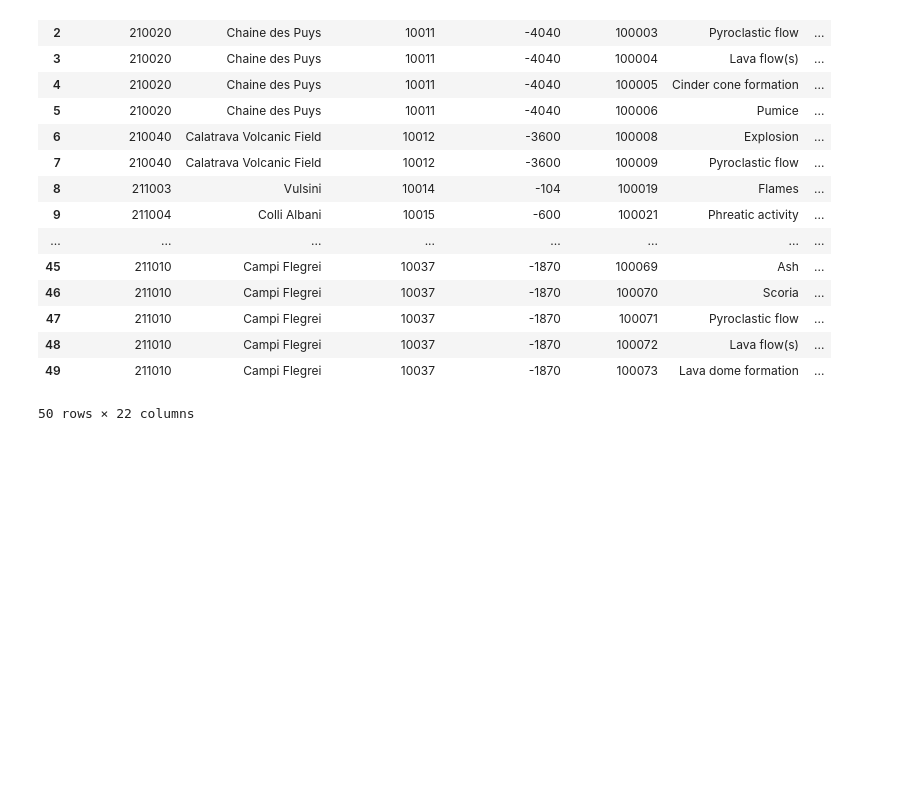
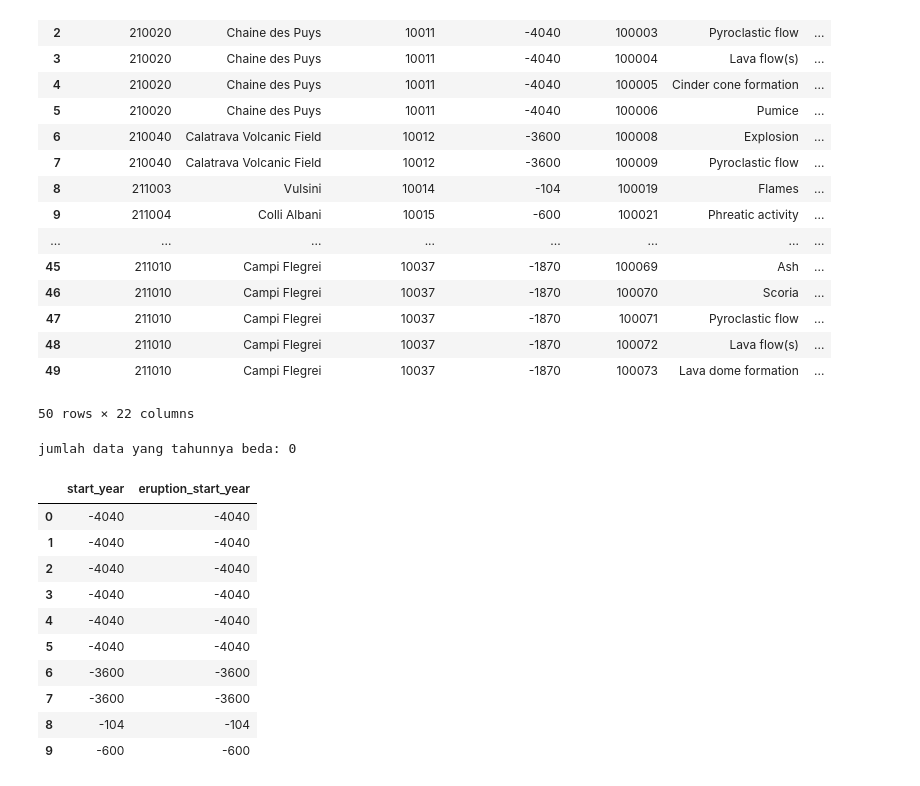
Before and after one commit to RoihansLab/Data-Mining-Project, a Jupyter notebook: Volcano_eruption.ipynb, the cells around one changed output. Cells and saved outputs as stored; diff of their text form; code cells hidden in the pictures; blank space fills up the shorter version.

Commit message:
benerin colom year

```diff
--- a/Volcano_eruption.ipynb
+++ b/Volcano_eruption.ipynb
@@ -538,3 +538,21 @@ df_final.head(50)
 | 48 | 211010 | Campi Flegrei | 10037 | -1870 | 100072 | Lava flow(s) | ... |
 | 49 | 211010 | Campi Flegrei | 10037 | -1870 | 100073 | Lava dome formation | ... |
 50 rows × 22 columns
+# %%
+df_final['start_year'] = df_final['start_year'].astype('Int64')
+cek_perbedaan = df_final[df_final['start_year'] != df_final['eruption_start_year']]
+print("jumlah data yang tahunnya beda:", len(cek_perbedaan))
+df_final[['start_year', 'eruption_start_year']].head(10)
+# %% [output]
+jumlah data yang tahunnya beda: 0
+|  | start_year | eruption_start_year |
+| 0 | -4040 | -4040 |
+| 1 | -4040 | -4040 |
+| 2 | -4040 | -4040 |
+| 3 | -4040 | -4040 |
+| 4 | -4040 | -4040 |
+| 5 | -4040 | -4040 |
+| 6 | -3600 | -3600 |
+| 7 | -3600 | -3600 |
+| 8 | -104 | -104 |
+| 9 | -600 | -600 |
```
Also changed, not shown: parts of 1 cell of this notebook.
